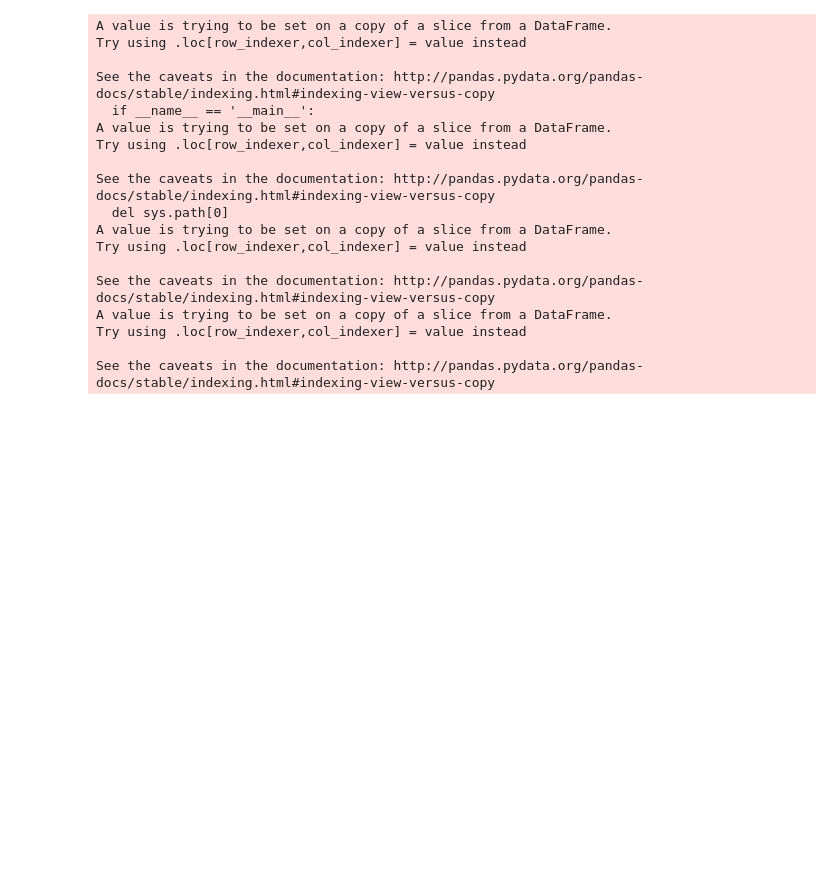
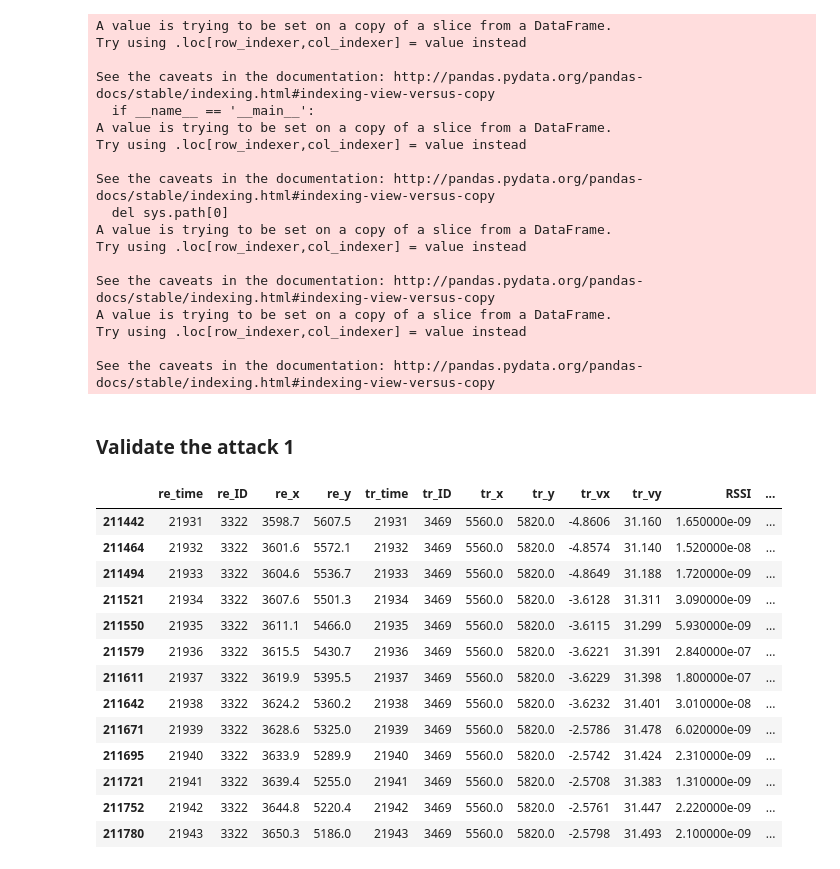
Before and after one commit to liangwangENST/SR2I208-Detection-Malicious-data, a Jupyter notebook: Neural Network.ipynb, the cells around one changed output. Cells and saved outputs as stored; diff of their text form; code cells hidden in the pictures; blank space fills up the shorter version.

```diff
--- a/Neural Network.ipynb
+++ b/Neural Network.ipynb
@@ -551,3 +569,24 @@ A value is trying to be set on a copy of a slice from a DataFrame.
 Try using .loc[row_indexer,col_indexer] = value instead
 
 See the caveats in the documentation: http://pandas.pydata.org/pandas-docs/stable/indexing.html#indexing-view-versus-copy
+# %% [markdown]
+### Validate the attack 1
+# %%
+mode = 1
+data_select = get_data(data_atk1, mode)
+data_select
+# %% [output]
+|  | re_time | re_ID | re_x | re_y | tr_time | tr_ID | tr_x | tr_y | tr_vx | tr_vy | RSSI | ... |
+| 211442 | 21931 | 3322 | 3598.7 | 5607.5 | 21931 | 3469 | 5560.0 | 5820.0 | -4.8606 | 31.160 | 1.650000e-09 | ... |
+| 211464 | 21932 | 3322 | 3601.6 | 5572.1 | 21932 | 3469 | 5560.0 | 5820.0 | -4.8574 | 31.140 | 1.520000e-08 | ... |
+| 211494 | 21933 | 3322 | 3604.6 | 5536.7 | 21933 | 3469 | 5560.0 | 5820.0 | -4.8649 | 31.188 | 1.720000e-09 | ... |
+| 211521 | 21934 | 3322 | 3607.6 | 5501.3 | 21934 | 3469 | 5560.0 | 5820.0 | -3.6128 | 31.311 | 3.090000e-09 | ... |
+| 211550 | 21935 | 3322 | 3611.1 | 5466.0 | 21935 | 3469 | 5560.0 | 5820.0 | -3.6115 | 31.299 | 5.930000e-09 | ... |
+| 211579 | 21936 | 3322 | 3615.5 | 5430.7 | 21936 | 3469 | 5560.0 | 5820.0 | -3.6221 | 31.391 | 2.840000e-07 | ... |
+| 211611 | 21937 | 3322 | 3619.9 | 5395.5 | 21937 | 3469 | 5560.0 | 5820.0 | -3.6229 | 31.398 | 1.800000e-07 | ... |
+| 211642 | 21938 | 3322 | 3624.2 | 5360.2 | 21938 | 3469 | 5560.0 | 5820.0 | -3.6232 | 31.401 | 3.010000e-08 | ... |
+| 211671 | 21939 | 3322 | 3628.6 | 5325.0 | 21939 | 3469 | 5560.0 | 5820.0 | -2.5786 | 31.478 | 6.020000e-09 | ... |
+| 211695 | 21940 | 3322 | 3633.9 | 5289.9 | 21940 | 3469 | 5560.0 | 5820.0 | -2.5742 | 31.424 | 2.310000e-09 | ... |
+| 211721 | 21941 | 3322 | 3639.4 | 5255.0 | 21941 | 3469 | 5560.0 | 5820.0 | -2.5708 | 31.383 | 1.310000e-09 | ... |
+| 211752 | 21942 | 3322 | 3644.8 | 5220.4 | 21942 | 3469 | 5560.0 | 5820.0 | -2.5761 | 31.447 | 2.220000e-09 | ... |
+| 211780 | 21943 | 3322 | 3650.3 | 5186.0 | 21943 | 3469 | 5560.0 | 5820.0 | -2.5798 | 31.493 | 2.100000e-09 | ... |
```
Also changed, not shown: parts of 33 cells of this notebook, 5 other files.
